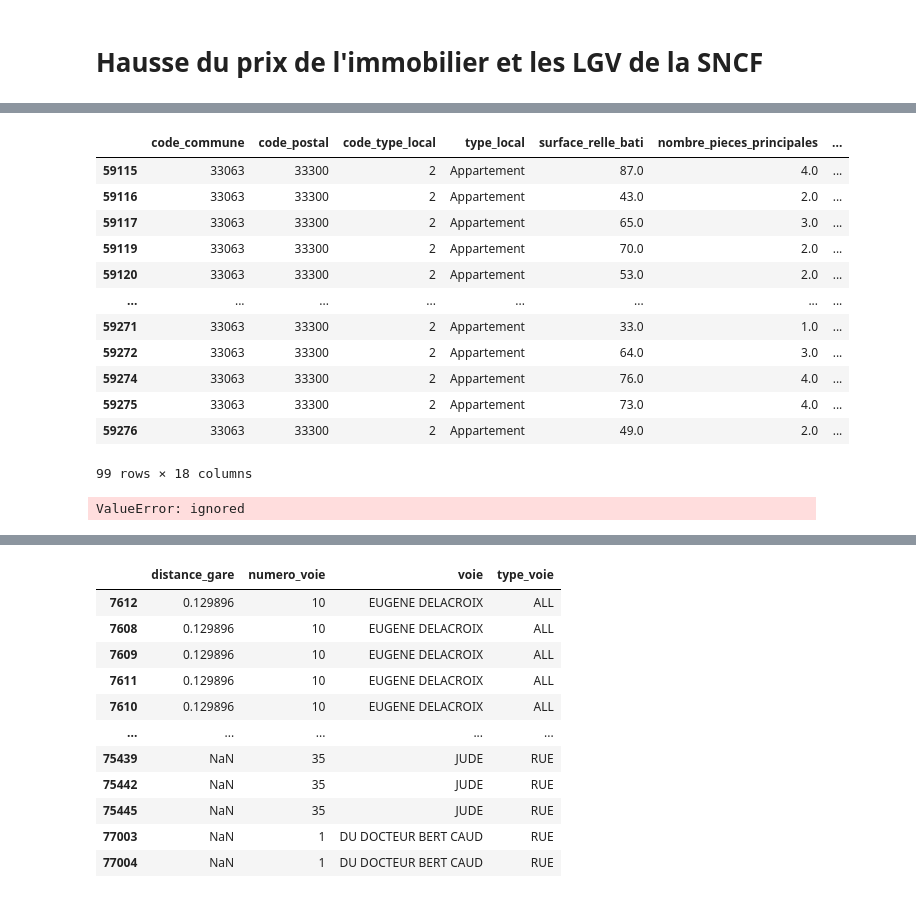
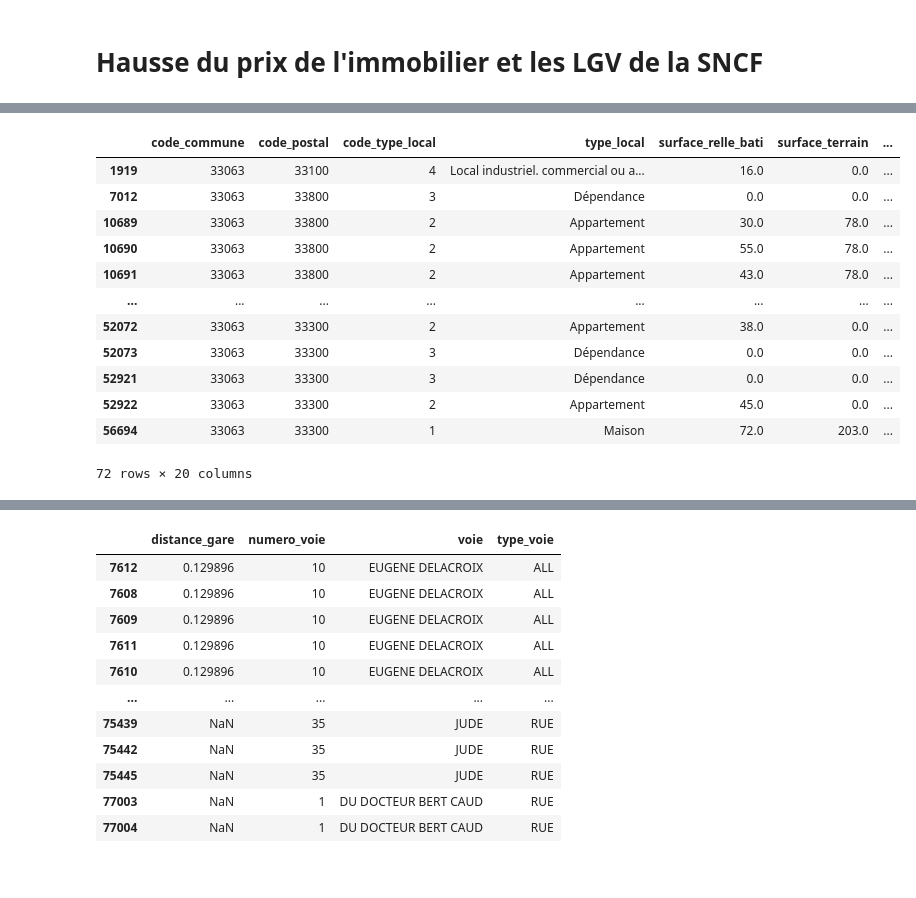
Before and after one commit to mdlbm/SNCF-Immobilier, a Jupyter notebook: Projet.ipynb, the cells around one changed output, grey strips where cells are left out. Drawn from its saved outputs; the diff is of its cells as text; code cells hidden in the pictures.

```diff
--- a/Projet.ipynb
+++ b/Projet.ipynb
@@ -249,23 +217,0 @@ Length: 23999, dtype: int64
-# %%
-data_json[data_json['date_mutation']=='2014-12-17'][data_json['voie']=='DE LEYBARDIE']
-# %% [output]
-|  | code_commune | code_postal | code_type_local | type_local | surface_relle_bati | nombre_pieces_principales | ... |
-| 59115 | 33063 | 33300 | 2 | Appartement | 87.0 | 4.0 | ... |
-| 59116 | 33063 | 33300 | 2 | Appartement | 43.0 | 2.0 | ... |
-| 59117 | 33063 | 33300 | 2 | Appartement | 65.0 | 3.0 | ... |
-| 59119 | 33063 | 33300 | 2 | Appartement | 70.0 | 2.0 | ... |
-| 59120 | 33063 | 33300 | 2 | Appartement | 53.0 | 2.0 | ... |
-| ... | ... | ... | ... | ... | ... | ... | ... |
-| 59271 | 33063 | 33300 | 2 | Appartement | 33.0 | 1.0 | ... |
-| 59272 | 33063 | 33300 | 2 | Appartement | 64.0 | 3.0 | ... |
-| 59274 | 33063 | 33300 | 2 | Appartement | 76.0 | 4.0 | ... |
-| 59275 | 33063 | 33300 | 2 | Appartement | 73.0 | 4.0 | ... |
-| 59276 | 33063 | 33300 | 2 | Appartement | 49.0 | 2.0 | ... |
-99 rows × 18 columns
-# %%
-#data_json['date_mutation'].value_counts()>1 & data_json['voie'].value_counts()>1 & data_json['numero_voie'].value_counts()>1
-data_json_new = data_json
-occurence_vf = data_json_new.value_counts()
-data_json['occurences_valeur_fonciere']=data_json_new['valeur_fonciere'].value_counts()[data_json['valeur_fonciere']]
-# %% [output]
-ValueError: ignored
@@ -271,0 +229,16 @@ ValueError: ignored
+# %%
+data_json[data_json['date_mutation']=='2018-07-31']
+# %% [output]
+|  | code_commune | code_postal | code_type_local | type_local | surface_relle_bati | surface_terrain | ... |
+| 1919 | 33063 | 33100 | 4 | Local industriel. commercial ou a... | 16.0 | 0.0 | ... |
+| 7012 | 33063 | 33800 | 3 | Dépendance | 0.0 | 0.0 | ... |
+| 10689 | 33063 | 33800 | 2 | Appartement | 30.0 | 78.0 | ... |
+| 10690 | 33063 | 33800 | 2 | Appartement | 55.0 | 78.0 | ... |
+| 10691 | 33063 | 33800 | 2 | Appartement | 43.0 | 78.0 | ... |
+| ... | ... | ... | ... | ... | ... | ... | ... |
+| 52072 | 33063 | 33300 | 2 | Appartement | 38.0 | 0.0 | ... |
+| 52073 | 33063 | 33300 | 3 | Dépendance | 0.0 | 0.0 | ... |
+| 52921 | 33063 | 33300 | 3 | Dépendance | 0.0 | 0.0 | ... |
+| 52922 | 33063 | 33300 | 2 | Appartement | 45.0 | 0.0 | ... |
+| 56694 | 33063 | 33300 | 1 | Maison | 72.0 | 203.0 | ... |
+72 rows × 20 columns
```
Also changed, not shown: parts of 9 cells of this notebook.
